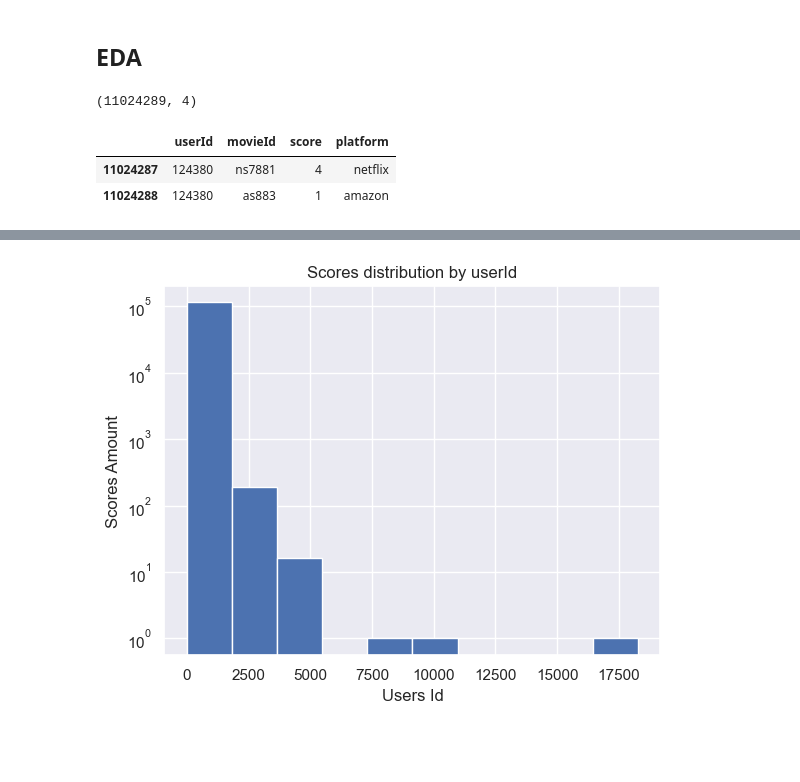
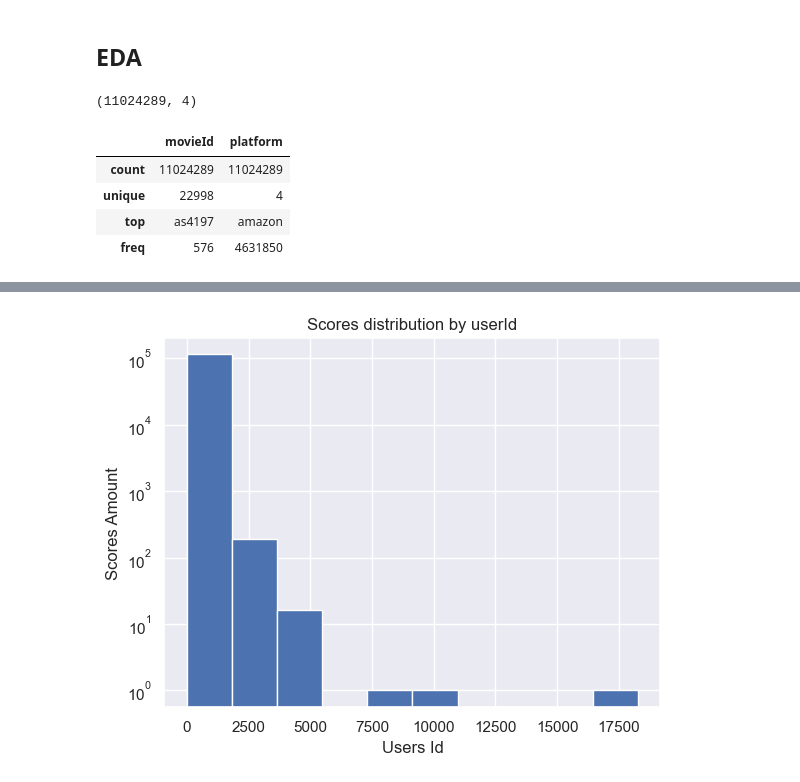
Before and after one commit to LucianoLarrea/PI_ML_OPS, a Jupyter notebook: 3-EDA.ipynb, the cells around one changed output, grey strips where cells are left out. Drawn from its saved outputs; the diff is of its cells as text; code cells hidden in the pictures; blank space fills up the shorter version.

```diff
--- a/3-EDA.ipynb
+++ b/3-EDA.ipynb
@@ -14,8 +16,10 @@ S = pd.read_parquet('processed_data/S.parquet')
 # %%
 print(score.shape)
-score.tail(2)
+score.describe(exclude='number')
 # %% [output]
 (11024289, 4)
-|  | userId | movieId | score | platform |
-| 11024287 | 124380 | ns7881 | 4 | netflix |
-| 11024288 | 124380 | as883 | 1 | amazon |
+|  | movieId | platform |
+| count | 11024289 | 11024289 |
+| unique | 22998 | 4 |
+| top | as4197 | amazon |
+| freq | 576 | 4631850 |
```
Also changed, not shown: parts of 25 cells of this notebook, 5 other files.
